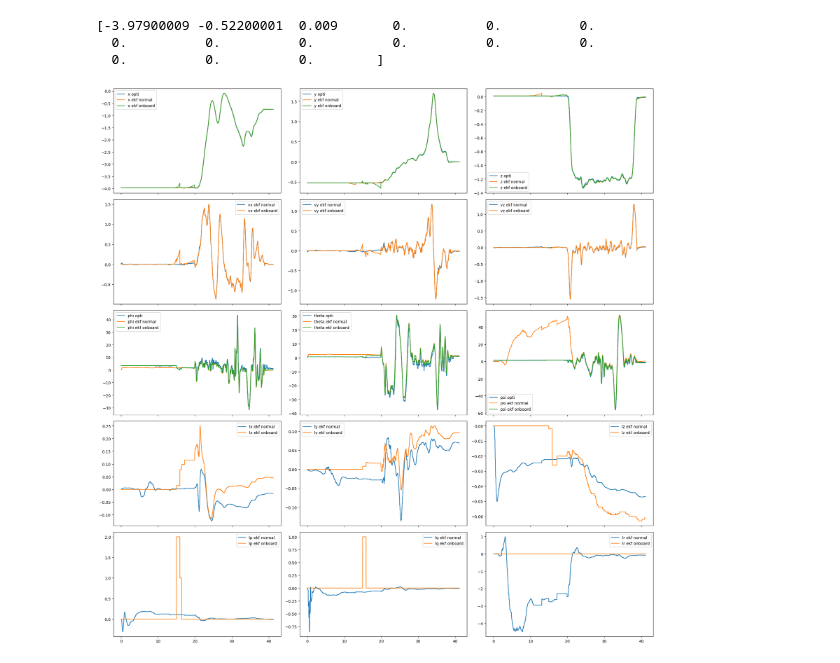
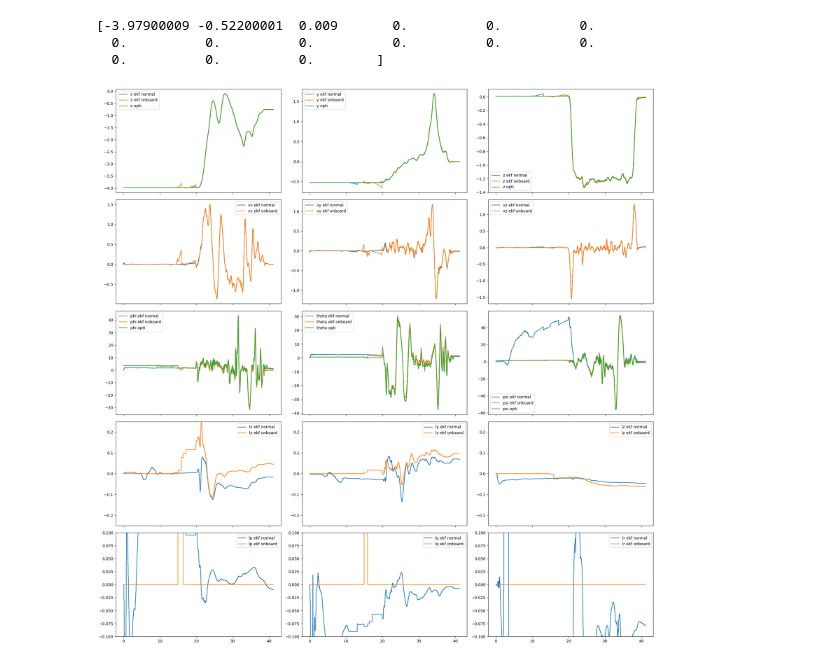
Before and after one commit to tudelft/ekf_c_code_generation, a Jupyter notebook: Generate Kalman Filter C Code.ipynb, the cells around one changed output. Saved outputs shown, nothing was run; the diff lists cells and outputs as text; code cells hidden in the pictures.

Commit message:
better plotting

```diff
--- a/Generate Kalman Filter C Code.ipynb
+++ b/Generate Kalman Filter C Code.ipynb
@@ -329,26 +341,26 @@ fig, axs = plt.subplots(5, 3, figsize=(20,20), tight_layout=True, sharex=True)
 axs = axs.flatten()
 
 # position
-axs[0].plot(t, data['x_opti'], label='x opti')
 axs[0].plot(t, X_ekf_normal[:,0], label='x ekf normal')
 # axs[0].plot(t, X_ekf_Zshift[:,0], label='x ekf Zshift')
 # axs[0].plot(t, X_ekf_corrected[:,0], label='x ekf corrected')
 axs[0].plot(t, data['ekf_x'], label='x ekf onboard')
+axs[0].plot(t, data['x_opti'], label='x opti')
 axs[0].legend()
 
 
-axs[1].plot(t, data['y_opti'], label='y opti')
 axs[1].plot(t, X_ekf_normal[:,1], label='y ekf normal')
 # axs[1].plot(t, X_ekf_Zshift[:,1], label='y ekf Zshift')
 # axs[1].plot(t, X_ekf_corrected[:,1], label='y ekf corrected')
 axs[1].plot(t, data['ekf_y'], label='y ekf onboard')
+axs[1].plot(t, data['y_opti'], label='y opti')
 axs[1].legend()
 
-axs[2].plot(t, data['z_opti'], label='z opti')
 axs[2].plot(t, X_ekf_normal[:,2], label='z ekf normal')
 # axs[2].plot(t, X_ekf_Zshift[:,2], label='z ekf Zshift')
 # axs[2].plot(t, X_ekf_corrected[:,2], label='z ekf corrected')
 axs[2].plot(t, data['ekf_z'], label='z ekf onboard')
+axs[2].plot(t, data['z_opti'], label='z opti')
 axs[2].legend()
 
 # velocity
@@ -372,25 +384,25 @@ axs[5].legend()
 
 # attitude
 rad_to_deg = 180/np.pi
-axs[6].plot(t, rad_to_deg*data['phi_opti'], label='phi opti')
 axs[6].plot(t, rad_to_deg*X_ekf_normal[:,6], label='phi ekf normal')
 # axs[6].plot(t, rad_to_deg*X_ekf_Zshift[:,6], label='phi ekf Zshift')
 # axs[6].plot(t, rad_to_deg*X_ekf_corrected[:,6], label='phi ekf corrected')
 axs[6].plot(t, rad_to_deg*data['ekf_phi'], label='phi ekf onboard')
+axs[6].plot(t, rad_to_deg*data['phi_opti'], label='phi opti')
 axs[6].legend()
 
-axs[7].plot(t, rad_to_deg*data['theta_opti'], label='theta opti')
 axs[7].plot(t, rad_to_deg*X_ekf_normal[:,7], label='theta ekf normal')
 # axs[7].plot(t, rad_to_deg*X_ekf_Zshift[:,7], label='theta ekf Zshift')
 # axs[7].plot(t, rad_to_deg*X_ekf_corrected[:,7], label='theta ekf corrected')
 axs[7].plot(t, rad_to_deg*data['ekf_theta'], label='theta ekf onboard')
+axs[7].plot(t, rad_to_deg*data['theta_opti'], label='theta opti')
 axs[7].legend()
 
-axs[8].plot(t, rad_to_deg*data['psi_opti'], label='psi opti')
 axs[8].plot(t, rad_to_deg*X_ekf_normal[:,8], label='psi ekf normal')
 # axs[8].plot(t, rad_to_deg*X_ekf_Zshift[:,8], label='psi ekf Zshift')
 # axs[8].plot(t, rad_to_deg*X_ekf_corrected[:,8], label='psi ekf corrected')
 axs[8].plot(t, rad_to_deg*data['ekf_psi'], label='psi ekf onboard')
+axs[8].plot(t, rad_to_deg*data['psi_opti'], label='psi opti')
 axs[8].legend()
 
 # biases
@@ -398,40 +410,46 @@ axs[9].plot(t, X_ekf_normal[:,9], label='lx ekf normal')
 # axs[9].plot(t, X_ekf_Zshift[:,9], label='lx ekf Zshift')
 # axs[9].plot(t, X_ekf_corrected[:,9], label='lx ekf corrected')
 axs[9].plot(t, data['ekf_acc_b_x'], label='lx ekf onboard')
+axs[9].set_ylim([-0.25, 0.25])
 axs[9].legend()
 
 axs[10].plot(t, X_ekf_normal[:,10], label='ly ekf normal')
 # axs[10].plot(t, X_ekf_Zshift[:,10], label='ly ekf Zshift')
 # axs[10].plot(t, X_ekf_corrected[:,10], label='ly ekf corrected')
 axs[10].plot(t, data['ekf_acc_b_y'], label='ly ekf onboard')
+axs[10].set_ylim([-0.25, 0.25])
 axs[10].legend()
 
 axs[11].plot(t, X_ekf_normal[:,11], label='lz ekf normal')
 # axs[11].plot(t, X_ekf_Zshift[:,11], label='lz ekf Zshift')
 # axs[11].plot(t, X_ekf_corrected[:,11], label='lz ekf corrected')
 axs[11].plot(t, data['ekf_acc_b_z'], label='lz ekf onboard')
+axs[11].set_ylim([-0.25, 0.25])
 axs[11].legend()
 
 axs[12].plot(t, rad_to_deg*X_ekf_normal[:,12], label='lp ekf normal')
 # axs[12].plot(t, rad_to_deg*X_ekf_Zshift[:,12], label='lp ekf Zshift')
 # axs[12].plot(t, rad_to_deg*X_ekf_corrected[:,12], label='lp ekf corrected')
 axs[12].plot(t, rad_to_deg*data['ekf_gyro_b_x'], label='lp ekf onboard')
+axs[12].set_ylim([-0.1, 0.1])
 axs[12].legend()
 
 axs[13].plot(t, rad_to_deg*X_ekf_normal[:,13], label='lq ekf normal')
 # axs[13].plot(t, rad_to_deg*X_ekf_Zshift[:,13], label='lq ekf Zshift')
 # axs[13].plot(t, rad_to_deg*X_ekf_corrected[:,13], label='lq ekf corrected')
 axs[13].plot(t, rad_to_deg*data['ekf_gyro_b_y'], label='lq ekf onboard')
+axs[13].set_ylim([-0.1, 0.1])
 axs[13].legend()
 
 axs[14].plot(t, rad_to_deg*X_ekf_normal[:,14], label='lr ekf normal')
 # axs[14].plot(t, rad_to_deg*X_ekf_Zshift[:,14], label='lr ekf Zshift')
 # axs[14].plot(t, rad_to_deg*X_ekf_corrected[:,14], label='lr ekf corrected')
 axs[14].plot(t, rad_to_deg*data['ekf_gyro_b_z'], label='lr ekf onboard')
+axs[14].set_ylim([-0.1, 0.1])
 axs[14].legend()
 
 plt.show()
 # %% [output]
-[figure, old version]
+[figure, new version]
 # %%
 plt.close('all')
```
Also changed, not shown: parts of 2 cells of this notebook.
